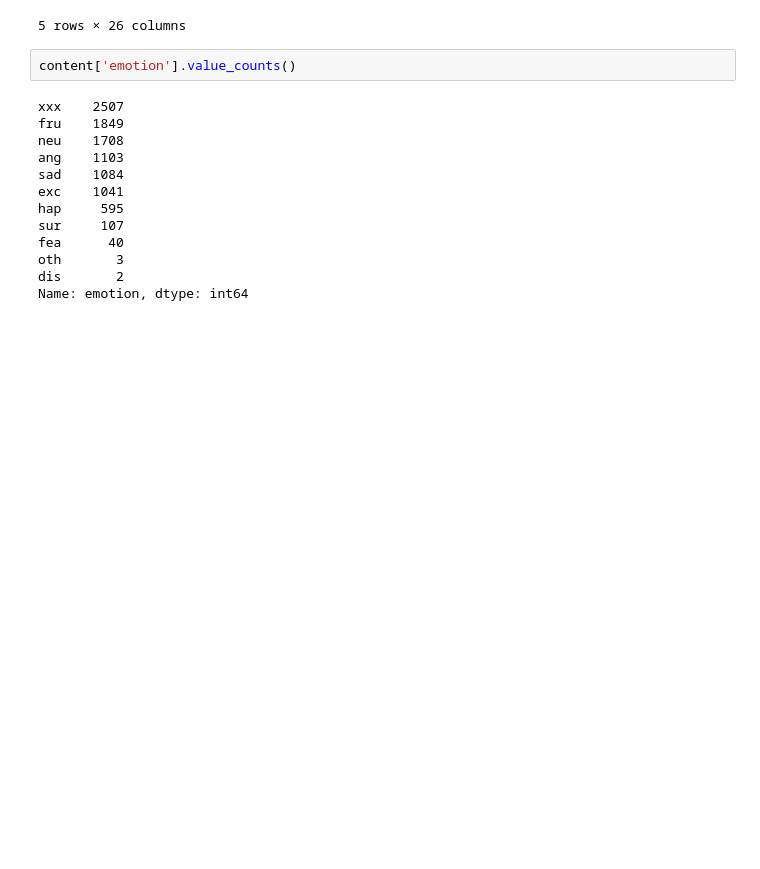
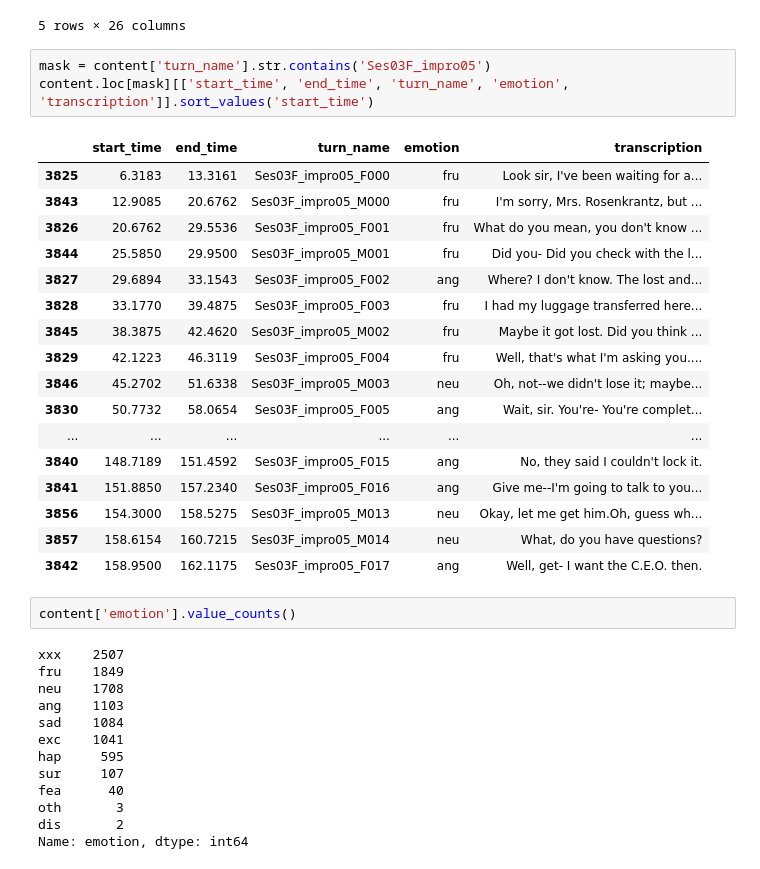
Before and after one commit to nicoloddo/PSYCHE, a Jupyter notebook: Preprocessing/Exploration notebooks/explore_iemocap.ipynb, the cells around one changed output. Cells and saved outputs as stored; diff of their text form; blank space fills up the shorter version.

Commit message:
Better parsing of IEMOCAP
Parsing now includes transcriptions and is more efficient than before (excluding the new feature computational requirements)

```diff
--- a/Preprocessing/Exploration notebooks/explore_iemocap.ipynb
+++ b/Preprocessing/Exploration notebooks/explore_iemocap.ipynb
@@ -53,6 +79,27 @@ content.head()
 | 3 | 19.2900 | 20.7875 | Ses01F_impro01_F003 | xxx | 2.5 | 3.0 | 3.0 | 1 | Ses01F_impro01 | ... |
 | 4 | 21.3257 | 24.7400 | Ses01F_impro01_F004 | xxx | 2.5 | 3.0 | 2.5 | 1 | Ses01F_impro01 | ... |
 5 rows × 26 columns
+# %%
+mask = content['turn_name'].str.contains('Ses03F_impro05')
+content.loc[mask][['start_time', 'end_time', 'turn_name', 'emotion', 'transcription']].sort_values('start_time')
+# %% [output]
+|  | start_time | end_time | turn_name | emotion | transcription |
+| 3825 | 6.3183 | 13.3161 | Ses03F_impro05_F000 | fru | Look sir, I've been waiting for a... |
+| 3843 | 12.9085 | 20.6762 | Ses03F_impro05_M000 | fru | I'm sorry, Mrs. Rosenkrantz, but ... |
+| 3826 | 20.6762 | 29.5536 | Ses03F_impro05_F001 | fru | What do you mean, you don't know ... |
+| 3844 | 25.5850 | 29.9500 | Ses03F_impro05_M001 | fru | Did you- Did you check with the l... |
+| 3827 | 29.6894 | 33.1543 | Ses03F_impro05_F002 | ang | Where? I don't know. The lost and... |
+| 3828 | 33.1770 | 39.4875 | Ses03F_impro05_F003 | fru | I had my luggage transferred here... |
+| 3845 | 38.3875 | 42.4620 | Ses03F_impro05_M002 | fru | Maybe it got lost. Did you think ... |
+| 3829 | 42.1223 | 46.3119 | Ses03F_impro05_F004 | fru | Well, that's what I'm asking you.... |
+| 3846 | 45.2702 | 51.6338 | Ses03F_impro05_M003 | neu | Oh, not--we didn't lose it; maybe... |
+| 3830 | 50.7732 | 58.0654 | Ses03F_impro05_F005 | ang | Wait, sir. You're- You're complet... |
+| ... | ... | ... | ... | ... | ... |
+| 3840 | 148.7189 | 151.4592 | Ses03F_impro05_F015 | ang | No, they said I couldn't lock it. |
+| 3841 | 151.8850 | 157.2340 | Ses03F_impro05_F016 | ang | Give me--I'm going to talk to you... |
+| 3856 | 154.3000 | 158.5275 | Ses03F_impro05_M013 | neu | Okay, let me get him.Oh, guess wh... |
+| 3857 | 158.6154 | 160.7215 | Ses03F_impro05_M014 | neu | What, do you have questions? |
+| 3842 | 158.9500 | 162.1175 | Ses03F_impro05_F017 | ang | Well, get- I want the C.E.O. then. |
 # %%
 content['emotion'].value_counts()
 # %% [output]
```
Also changed, not shown: parts of 20 cells of this notebook, 7 other files.
